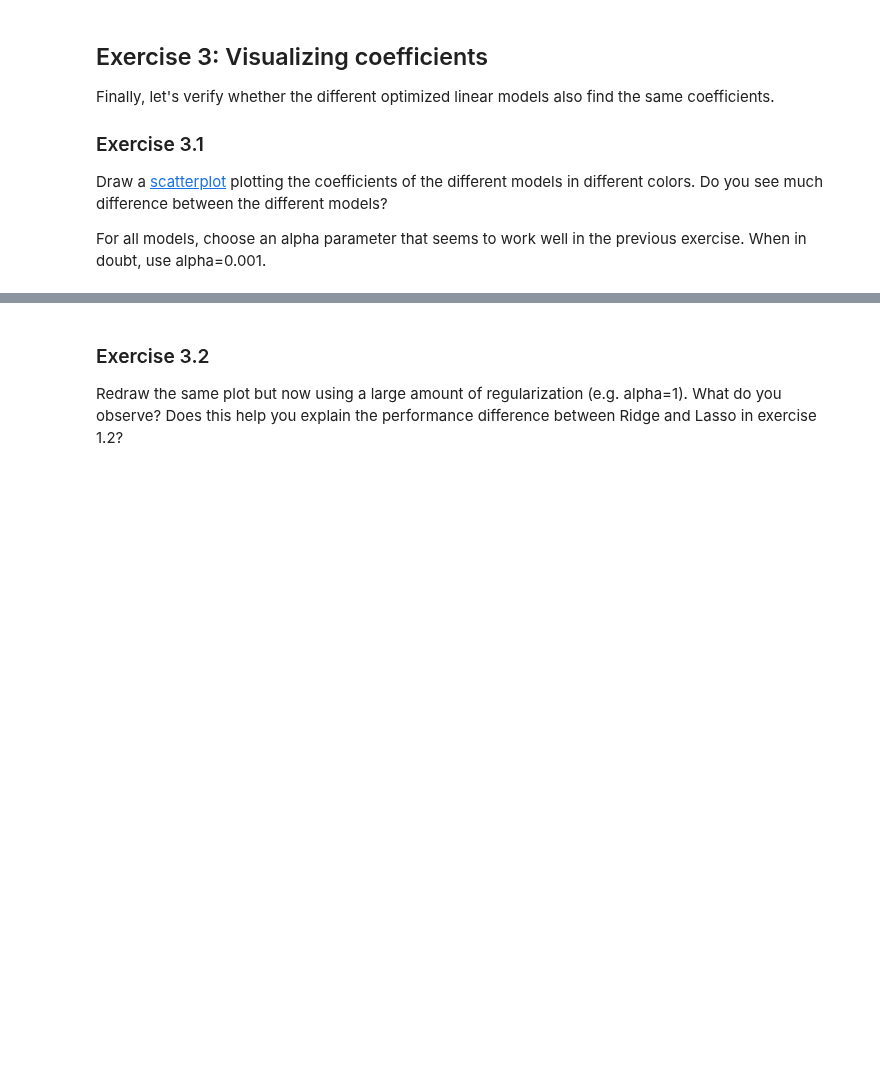
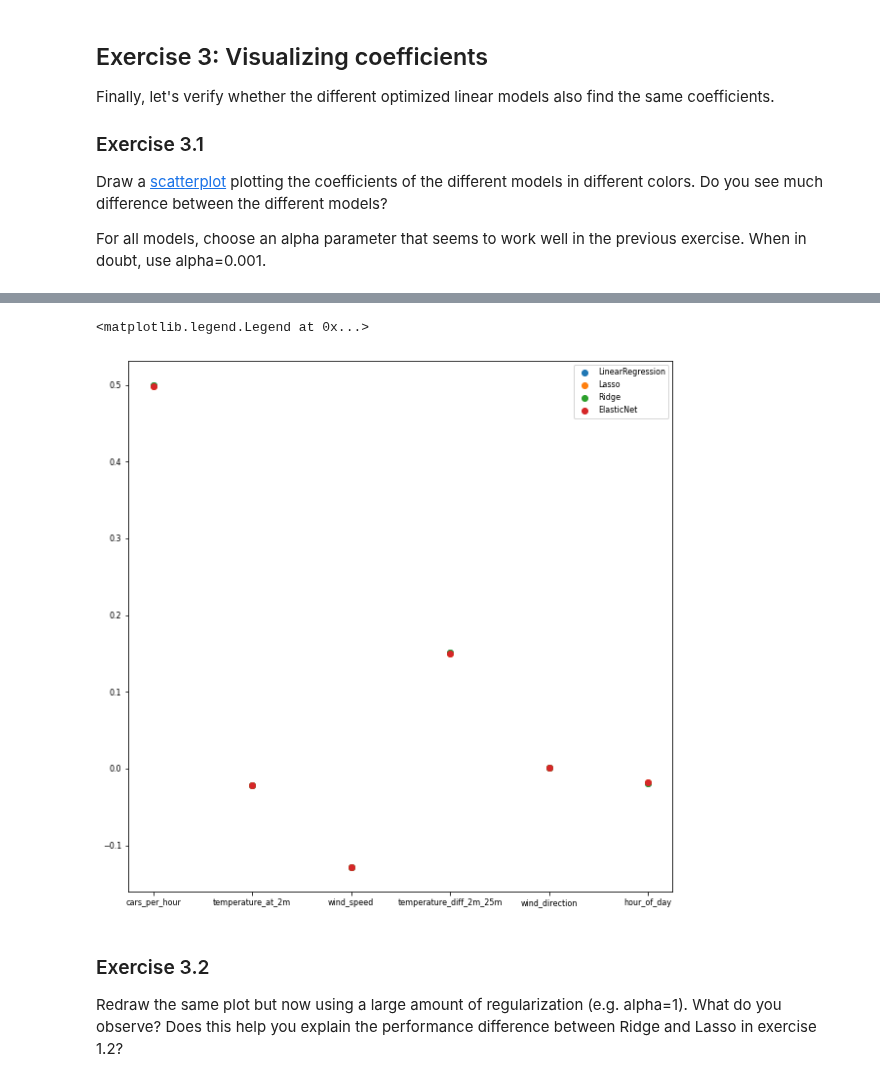
Before and after one commit to tomdewildt/data-mining, a Jupyter notebook: labs/Lab 1a - Linear Models for Regression.ipynb, the cells around one changed output, grey strips where cells are left out. Cells and saved outputs as stored; diff of their text form; code cells hidden in the pictures; blank space fills up the shorter version.

```diff
--- a/labs/Lab 1a - Linear Models for Regression.ipynb
+++ b/labs/Lab 1a - Linear Models for Regression.ipynb
@@ -169,3 +272,14 @@ Finally, let's verify whether the different optimized linear models also find th
 Draw a [scatterplot](https://matplotlib.org/gallery/shapes_and_collections/scatter.html) plotting the coefficients of the different models in different colors. Do you see much difference between the different models?
 
 For all models, choose an alpha parameter that seems to work well in the previous exercise. When in doubt, use alpha=0.001.
+# %%
+models = [
+    LinearRegression(),
+    Lasso(alpha=0.001),
+    Ridge(alpha=0.001),
+    ElasticNet(alpha=0.001),
+]
+# %%
+%%time
+coefficients = [model.fit(X, y).coef_ for model in models]
+columns = X.columns.tolist()
@@ -172,3 +289,13 @@ For all models, choose an alpha parameter that seems to work well in the previou
+# %%
+fig, ax = plt.subplots(1, figsize=(10, 10))
+
+for idx, model in enumerate(models):
+    ax.scatter(columns, coefficients[idx], label=model.__class__.__name__)
+
+ax.legend()
+# %% [output]
+<matplotlib.legend.Legend at 0x...>
+[figure, added]
 # %% [markdown]
 ### Exercise 3.2
 Redraw the same plot but now using a large amount of regularization (e.g. alpha=1). What do you observe? Does this help you explain the performance difference between Ridge and Lasso in exercise 1.2?
```
Also changed, not shown: parts of 19 cells of this notebook, 2 other files.
